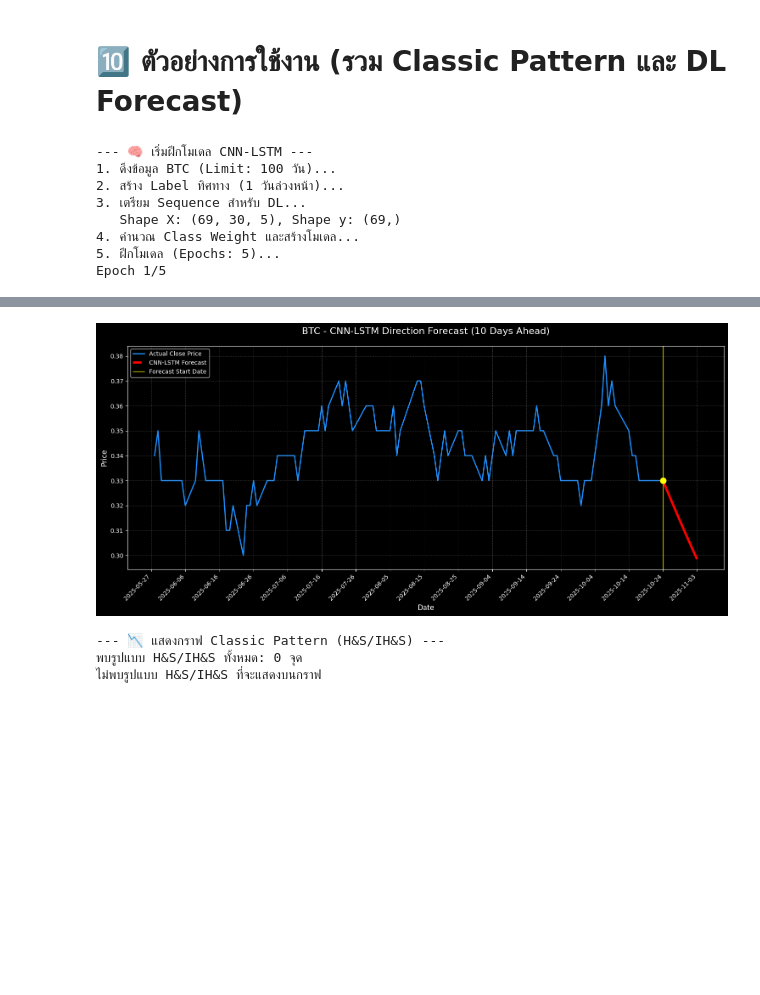
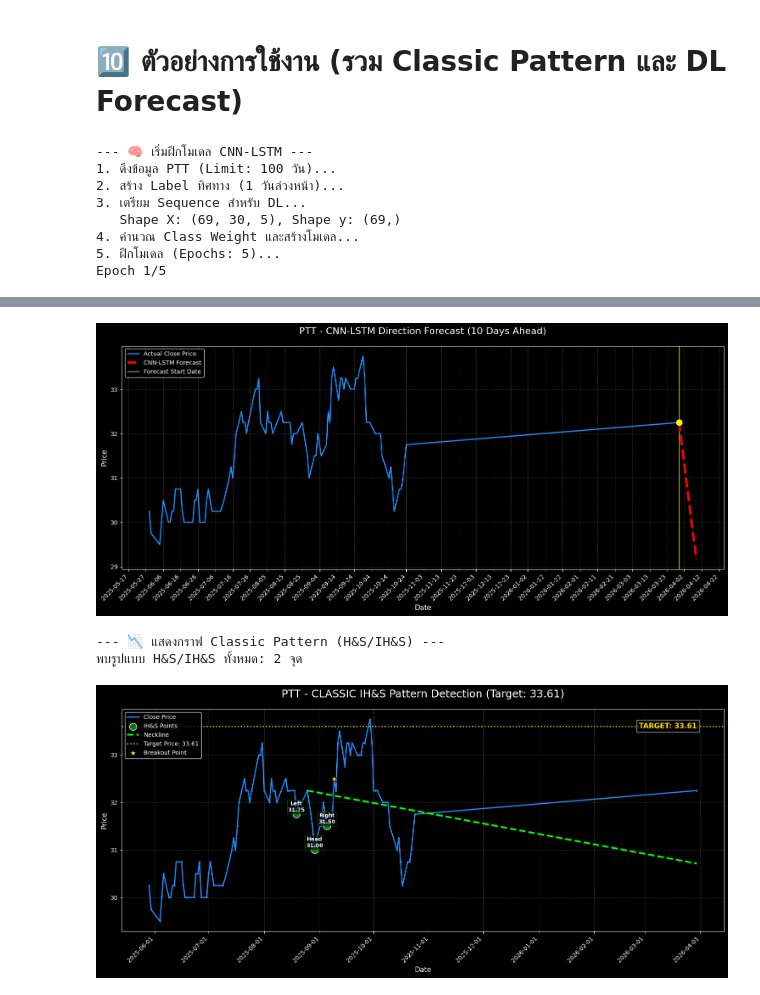
Before and after one commit to hilmanyusoh/Stock-market-chart-pattern-recognition-using-deep-learning, a Jupyter notebook: H&D_model/H&S_DL.ipynb, the cells around one changed output, grey strips where cells are left out. Cells and saved outputs as stored; diff of their text form; code cells hidden in the pictures; blank space fills up the shorter version.

```diff
--- a/H&D_model/H&S_DL.ipynb
+++ b/H&D_model/H&S_DL.ipynb
@@ -145,9 +136,6 @@ def detect_head_shoulders(df, distance=5, tolerance=0.05):
 # 4️⃣ สร้าง Label ทิศทาง (0=ลง/คงที่, 1=ขึ้น)
 # %%
 def create_direction_labels(df_close: pd.Series, future_days: int = 1):
-    """
-    สร้าง Label ทิศทางราคา: 1 ถ้า Close Price ใน 'future_days' วันข้างหน้าขึ้น, 0 ถ้าลงหรือคงที่
-    """
     future_price = df_close.shift(-future_days)
     labels = (future_price > df_close).astype(int)
 
@@ -428,11 +406,10 @@ def plot_classic_pattern(df, patterns, symbol='SYMBOL'):
 # %%
 if __name__ == '__main__':
     try:
-        # --- Config ---
-        symbol = "BTC"
-        DATA_LIMIT = 100  # ใช้ข้อมูลเยอะขึ้นสำหรับการฝึก LSTM
+        symbol = "PTT"
+        DATA_LIMIT = 100
         SEQUENCE_LENGTH = 30
-        FUTURE_DAYS = 1   # ทำนายทิศทางของวันถัดไป (1 วัน)
+        FUTURE_DAYS = 1
         EPOCHS = 5
 
         # 1. รัน Pipeline (ฝึกโมเดลทำนายทิศทาง 0/1)
@@ -467,7 +444,6 @@ if __name__ == '__main__':
         classic_patterns = detect_head_shoulders(df_original, distance=5, tolerance=0.03)
         print(f"พบรูปแบบ H&S/IH&S ทั้งหมด: {len(classic_patterns)} จุด")
 
-        # เรียกใช้ฟังก์ชันที่แก้ไขแล้ว
         plot_classic_pattern(df_original, classic_patterns, symbol=symbol)
 
     except ConnectionRefusedError as e:
@@ -479,7 +455,7 @@ if __name__ == '__main__':
         print(f"\n❌ เกิดข้อผิดพลาดที่ไม่คาดคิด: {e}")
 # %% [output]
 --- 🧠 เริ่มฝึกโมเดล CNN-LSTM ---
-1. ดึงข้อมูล BTC (Limit: 100 วัน)...
+1. ดึงข้อมูล PTT (Limit: 100 วัน)...
 2. สร้าง Label ทิศทาง (1 วันล่วงหน้า)...
 3. เตรียม Sequence สำหรับ DL...
    Shape X: (69, 30, 5), Shape y: (69,)
@@ -498,12 +474,12 @@ Epoch 5/5
 
 --- Model Evaluation (Validation Set) ---
               precision    recall  f1-score   support
 ... (8 lines left out)
 
 --- 📈 แสดงกราฟ Price Direction Forecast (CNN-LSTM) ---
 
 --- Forecast Simulation ---
-[figure, old version]
+[figure, new version]
 --- 📉 แสดงกราฟ Classic Pattern (H&S/IH&S) ---
-พบรูปแบบ H&S/IH&S ทั้งหมด: 0 จุด
-ไม่พบรูปแบบ H&S/IH&S ที่จะแสดงบนกราฟ
+พบรูปแบบ H&S/IH&S ทั้งหมด: 2 จุด
+[figure, added]
```
Also changed, not shown: parts of 6 cells of this notebook, 3 other files.
